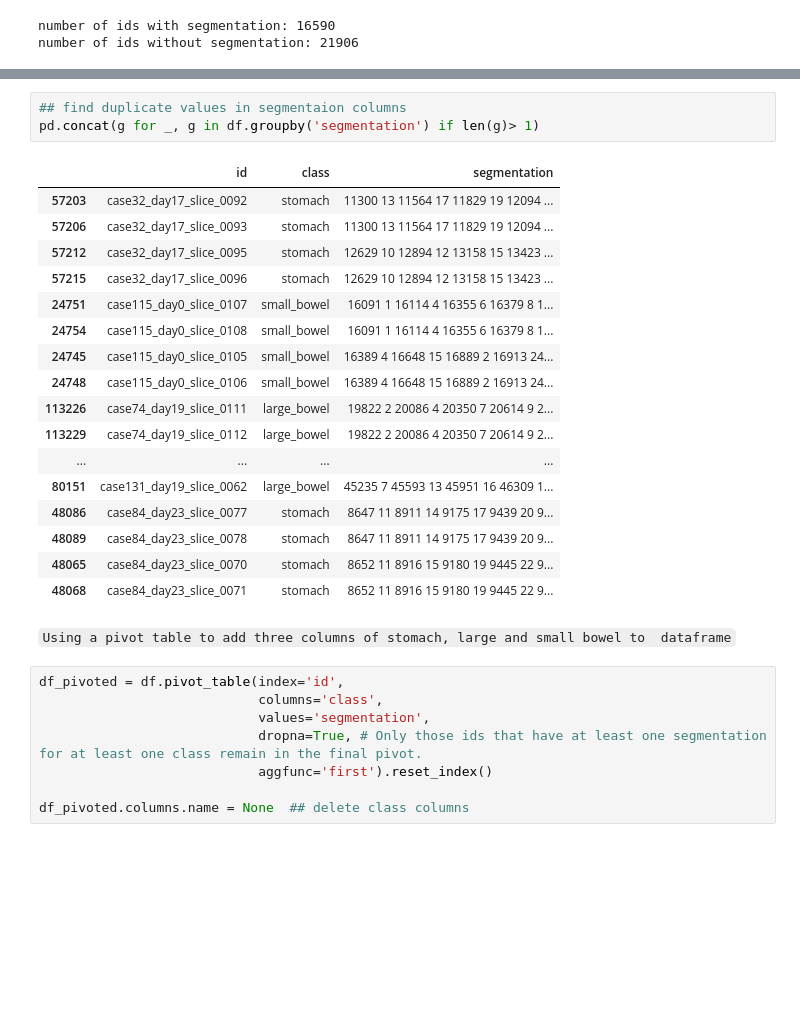
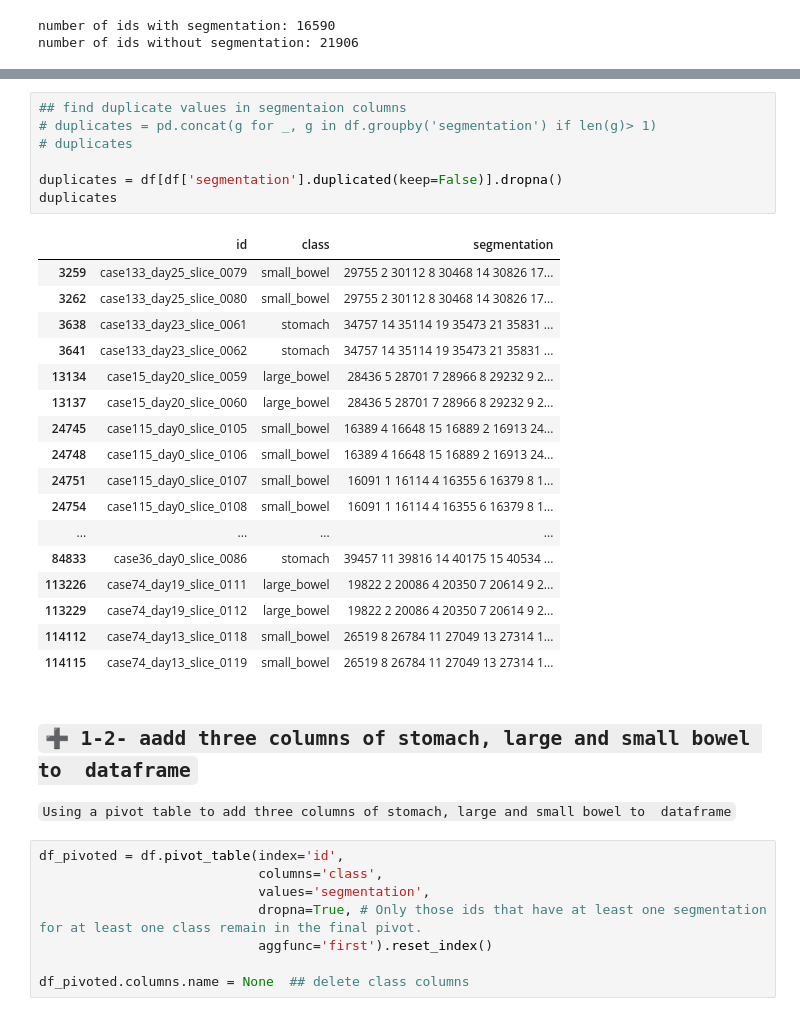
Before and after one commit to Hosein-Eskandari/Medical-Image-Segmentation, a Jupyter notebook: Medical-Image-Segmentation-UNet.ipynb, the cells around one changed output, grey strips where cells are left out. Saved outputs shown, nothing was run; the diff lists cells and outputs as text; blank space fills up the shorter version.

```diff
--- a/Medical-Image-Segmentation-UNet.ipynb
+++ b/Medical-Image-Segmentation-UNet.ipynb
@@ -146,25 +198,31 @@ number of ids without segmentation: 21906
 # %%
 ## find duplicate values in segmentaion columns
-pd.concat(g for _, g in df.groupby('segmentation') if len(g)> 1)
+# duplicates = pd.concat(g for _, g in df.groupby('segmentation') if len(g)> 1)
+# duplicates
+
+duplicates = df[df['segmentation'].duplicated(keep=False)].dropna()
+duplicates
 # %% [output]
 |  | id | class | segmentation |
-| 57203 | case32_day17_slice_0092 | stomach | 11300 13 11564 17 11829 19 12094 ... |
-| 57206 | case32_day17_slice_0093 | stomach | 11300 13 11564 17 11829 19 12094 ... |
-| 57212 | case32_day17_slice_0095 | stomach | 12629 10 12894 12 13158 15 13423 ... |
-| 57215 | case32_day17_slice_0096 | stomach | 12629 10 12894 12 13158 15 13423 ... |
+| 3259 | case133_day25_slice_0079 | small_bowel | 29755 2 30112 8 30468 14 30826 17... |
+| 3262 | case133_day25_slice_0080 | small_bowel | 29755 2 30112 8 30468 14 30826 17... |
+| 3638 | case133_day23_slice_0061 | stomach | 34757 14 35114 19 35473 21 35831 ... |
+| 3641 | case133_day23_slice_0062 | stomach | 34757 14 35114 19 35473 21 35831 ... |
+| 13134 | case15_day20_slice_0059 | large_bowel | 28436 5 28701 7 28966 8 29232 9 2... |
+| 13137 | case15_day20_slice_0060 | large_bowel | 28436 5 28701 7 28966 8 29232 9 2... |
+| 24745 | case115_day0_slice_0105 | small_bowel | 16389 4 16648 15 16889 2 16913 24... |
+| 24748 | case115_day0_slice_0106 | small_bowel | 16389 4 16648 15 16889 2 16913 24... |
 | 24751 | case115_day0_slice_0107 | small_bowel | 16091 1 16114 4 16355 6 16379 8 1... |
 | 24754 | case115_day0_slice_0108 | small_bowel | 16091 1 16114 4 16355 6 16379 8 1... |
-| 24745 | case115_day0_slice_0105 | small_bowel | 16389 4 16648 15 16889 2 16913 24... |
-| 24748 | case115_day0_slice_0106 | small_bowel | 16389 4 16648 15 16889 2 16913 24... |
+| ... | ... | ... | ... |
+| 84833 | case36_day0_slice_0086 | stomach | 39457 11 39816 14 40175 15 40534 ... |
 | 113226 | case74_day19_slice_0111 | large_bowel | 19822 2 20086 4 20350 7 20614 9 2... |
 | 113229 | case74_day19_slice_0112 | large_bowel | 19822 2 20086 4 20350 7 20614 9 2... |
-| ... | ... | ... | ... |
-| 80151 | case131_day19_slice_0062 | large_bowel | 45235 7 45593 13 45951 16 46309 1... |
-| 48086 | case84_day23_slice_0077 | stomach | 8647 11 8911 14 9175 17 9439 20 9... |
-| 48089 | case84_day23_slice_0078 | stomach | 8647 11 8911 14 9175 17 9439 20 9... |
-| 48065 | case84_day23_slice_0070 | stomach | 8652 11 8916 15 9180 19 9445 22 9... |
-| 48068 | case84_day23_slice_0071 | stomach | 8652 11 8916 15 9180 19 9445 22 9... |
+| 114112 | case74_day13_slice_0118 | small_bowel | 26519 8 26784 11 27049 13 27314 1... |
+| 114115 | case74_day13_slice_0119 | small_bowel | 26519 8 26784 11 27049 13 27314 1... |
 # %% [markdown]
+## **`➕ 1-2- aadd three columns of stomach, large and small bowel to  dataframe`**
+
 `Using a pivot table to add three columns of stomach, large and small bowel to  dataframe`
 # %%
 df_pivoted = df.pivot_table(index='id',
```
Also changed, not shown: parts of 69 cells of this notebook.
